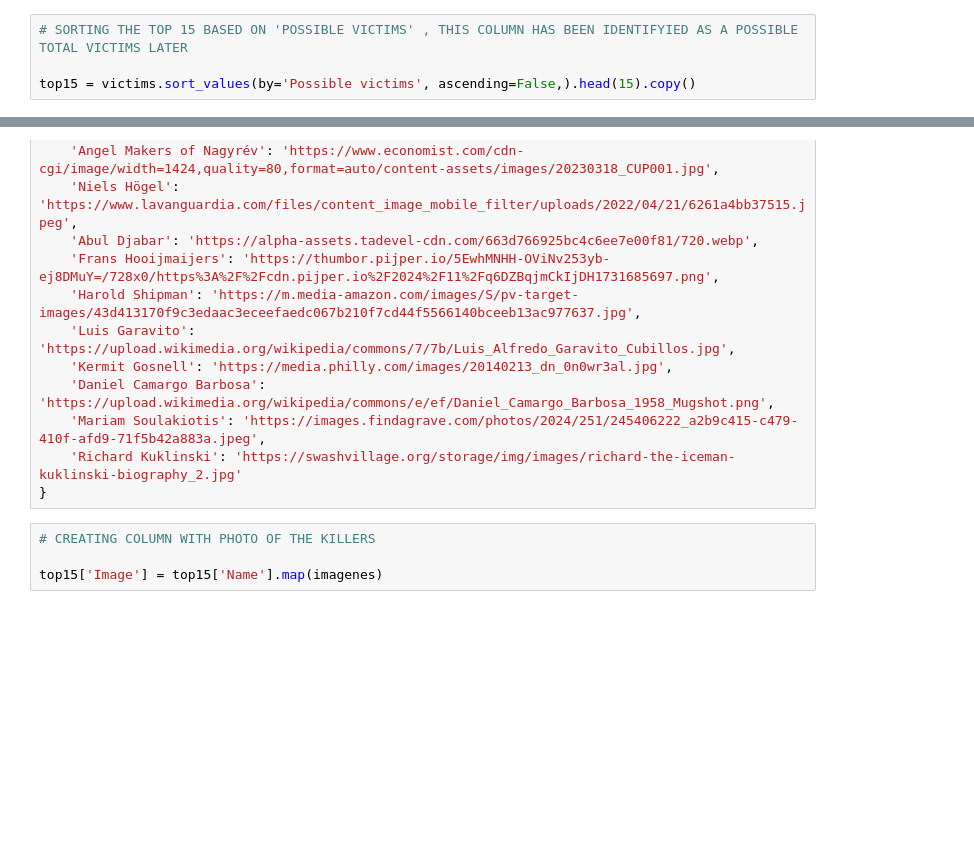
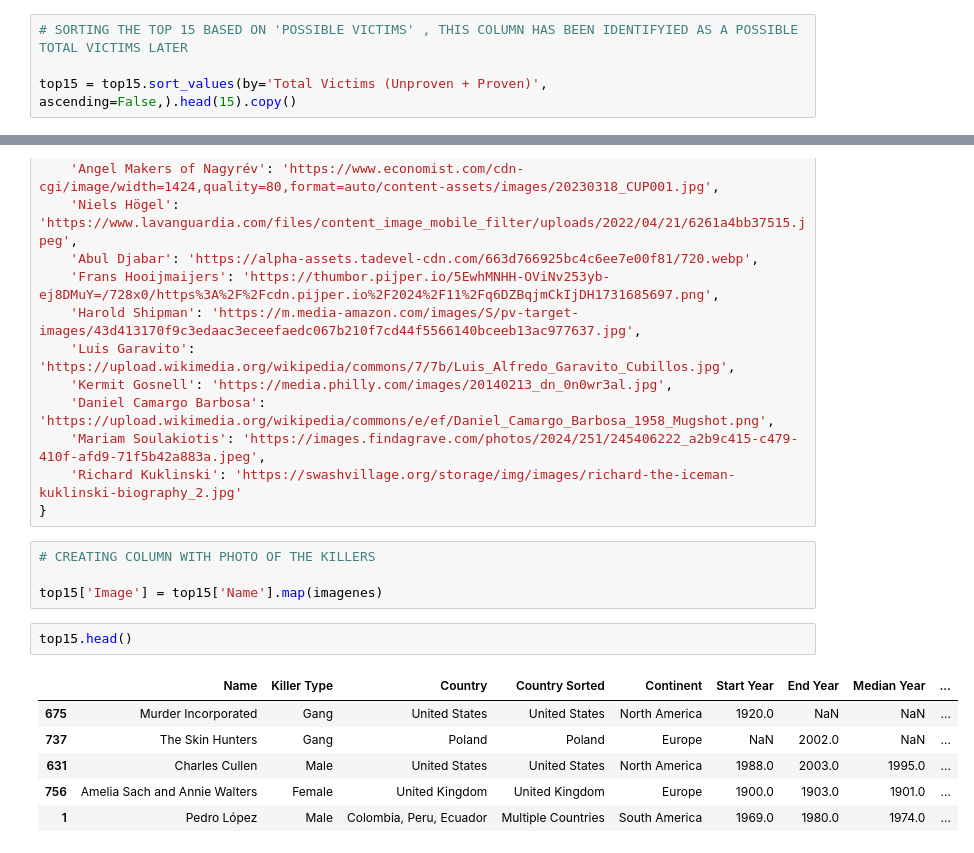
Before and after one commit to CibiPB/project-da-promo-49-modulo-4, a Jupyter notebook: Python/EDA.ipynb, the cells around one changed output, grey strips where cells are left out. Cells and saved outputs as stored; diff of their text form; blank space fills up the shorter version.

```diff
--- a/Python/EDA.ipynb
+++ b/Python/EDA.ipynb
@@ -247,7 +381,7 @@ victims['Years Active'] = victims['End year'] - victims['Start year']
 # %%
 # SORTING THE TOP 15 BASED ON 'POSSIBLE VICTIMS' , THIS COLUMN HAS BEEN IDENTIFYIED AS A POSSIBLE TOTAL VICTIMS LATER
 
-top15 = victims.sort_values(by='Possible victims', ascending=False,).head(15).copy()
+top15 = top15.sort_values(by='Total Victims (Unproven + Proven)', ascending=False,).head(15).copy()
 # %%
 # CREATION OF DICTIONARY INCLUDING URL WITH KILLER PHOTO TO INCLUDE AS A COLUMN LATER
 
@@ -272,3 +406,12 @@ imagenes = {
 # CREATING COLUMN WITH PHOTO OF THE KILLERS
 
 top15['Image'] = top15['Name'].map(imagenes)
+# %%
+top15.head()
+# %% [output]
+|  | Name | Killer Type | Country | Country Sorted | Continent | Start Year | End Year | Median Year | ... |
+| 675 | Murder Incorporated | Gang | United States | United States | North America | 1920.0 | NaN | NaN | ... |
+| 737 | The Skin Hunters | Gang | Poland | Poland | Europe | NaN | 2002.0 | NaN | ... |
+| 631 | Charles Cullen | Male | United States | United States | North America | 1988.0 | 2003.0 | 1995.0 | ... |
+| 756 | Amelia Sach and Annie Walters | Female | United Kingdom | United Kingdom | Europe | 1900.0 | 1903.0 | 1901.0 | ... |
+| 1 | Pedro López | Male | Colombia, Peru, Ecuador | Multiple Countries | South America | 1969.0 | 1980.0 | 1974.0 | ... |
```
Also changed, not shown: parts of 18 cells of this notebook, 3 other files.
